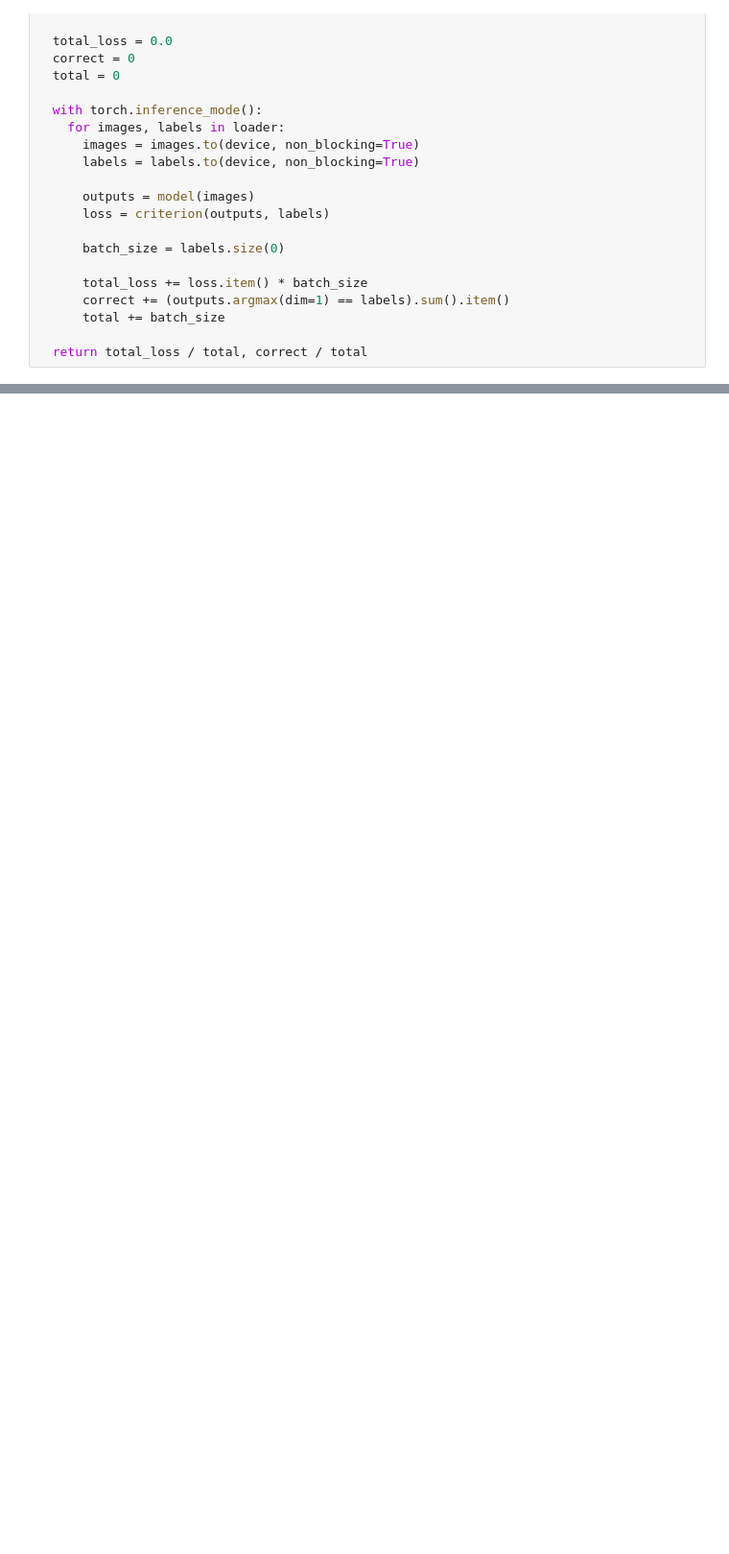
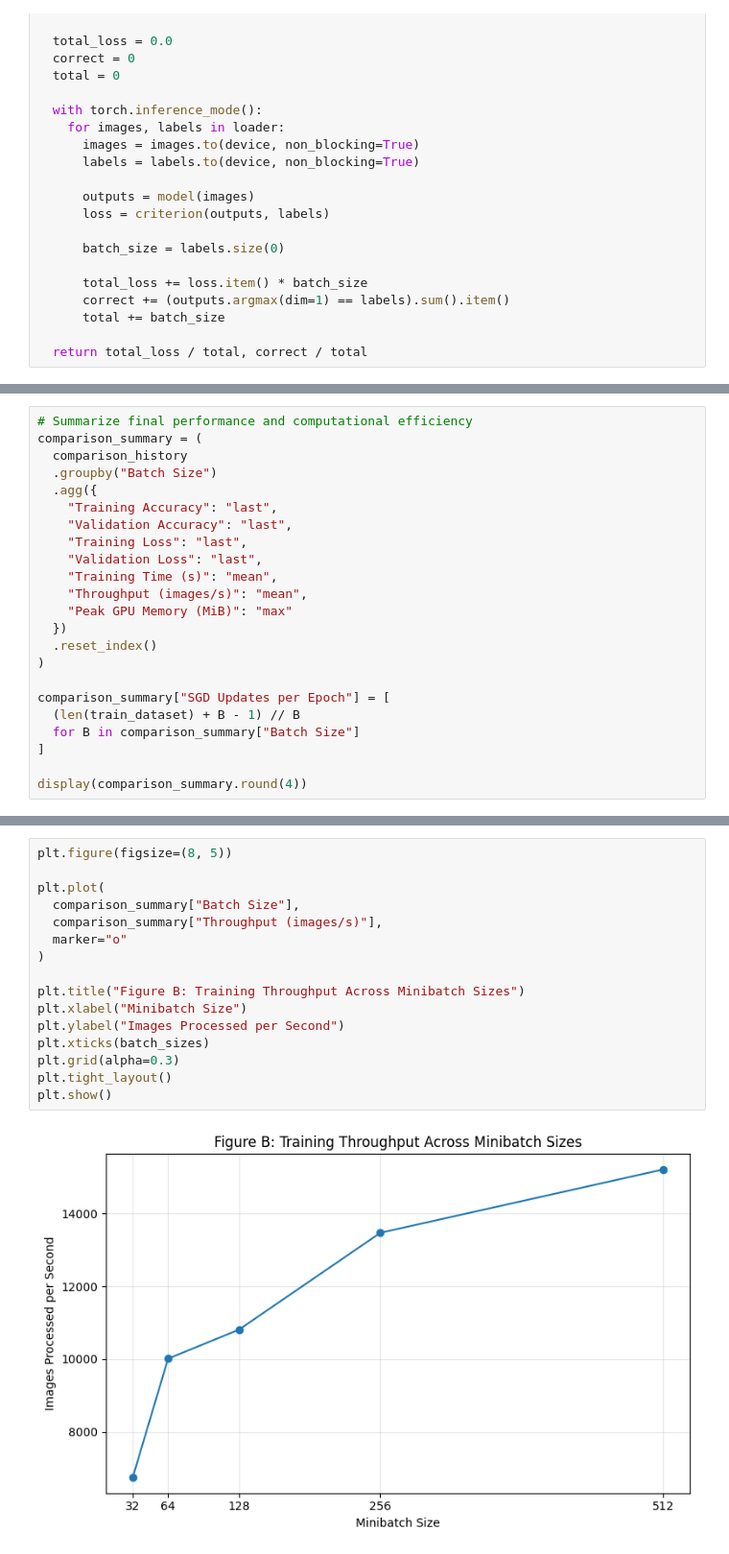
Before and after one commit to CandidoS391/Machine-Learning-Optimization-Initialization, a Jupyter notebook: large_minibatch_sgd.ipynb, the cells around one changed output, grey strips where cells are left out. Shown at 96% size. Drawn from its saved outputs; the diff is of its cells as text; blank space fills up the shorter version.

Commit message:
Rough draft of second notebook completed.

```diff
--- a/large_minibatch_sgd.ipynb
+++ b/large_minibatch_sgd.ipynb
@@ -654,0 +892,23 @@ def evaluate(model, loader, criterion, device):
+# %%
+# Summarize final performance and computational efficiency
+comparison_summary = (
+  comparison_history
+  .groupby("Batch Size")
+  .agg({
+    "Training Accuracy": "last",
+    "Validation Accuracy": "last",
+    "Training Loss": "last",
+    "Validation Loss": "last",
+    "Training Time (s)": "mean",
+    "Throughput (images/s)": "mean",
+    "Peak GPU Memory (MiB)": "max"
+  })
+  .reset_index()
+)
+
+comparison_summary["SGD Updates per Epoch"] = [
+  (len(train_dataset) + B - 1) // B
+  for B in comparison_summary["Batch Size"]
+]
+
+display(comparison_summary.round(4))
@@ -654,0 +957,18 @@ def evaluate(model, loader, criterion, device):
+# %%
+plt.figure(figsize=(8, 5))
+
+plt.plot(
+  comparison_summary["Batch Size"],
+  comparison_summary["Throughput (images/s)"],
+  marker="o"
+)
+
+plt.title("Figure B: Training Throughput Across Minibatch Sizes")
+plt.xlabel("Minibatch Size")
+plt.ylabel("Images Processed per Second")
+plt.xticks(batch_sizes)
+plt.grid(alpha=0.3)
+plt.tight_layout()
+plt.show()
+# %% [output]
+[figure, added]
```
Also changed, not shown: parts of 48 cells of this notebook.
